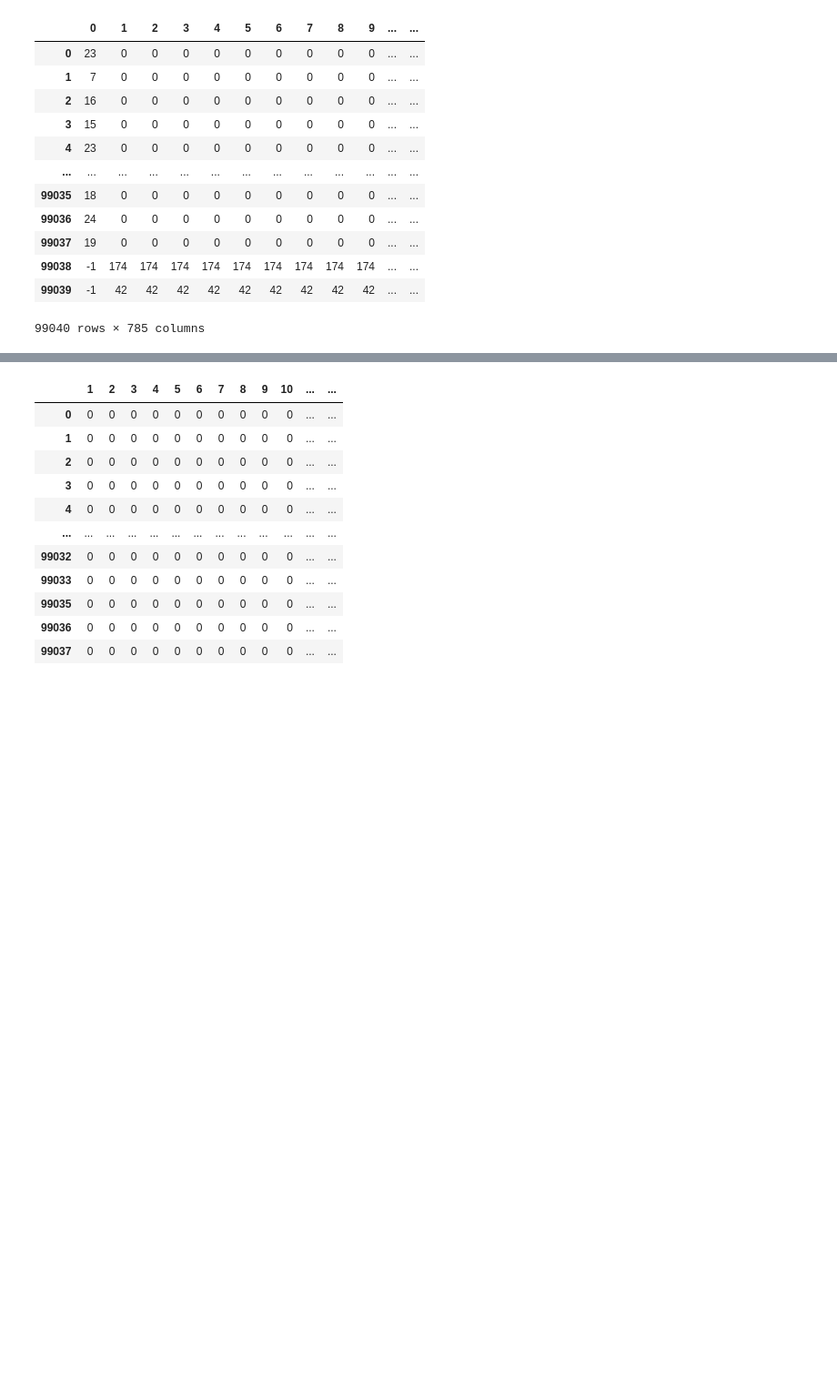
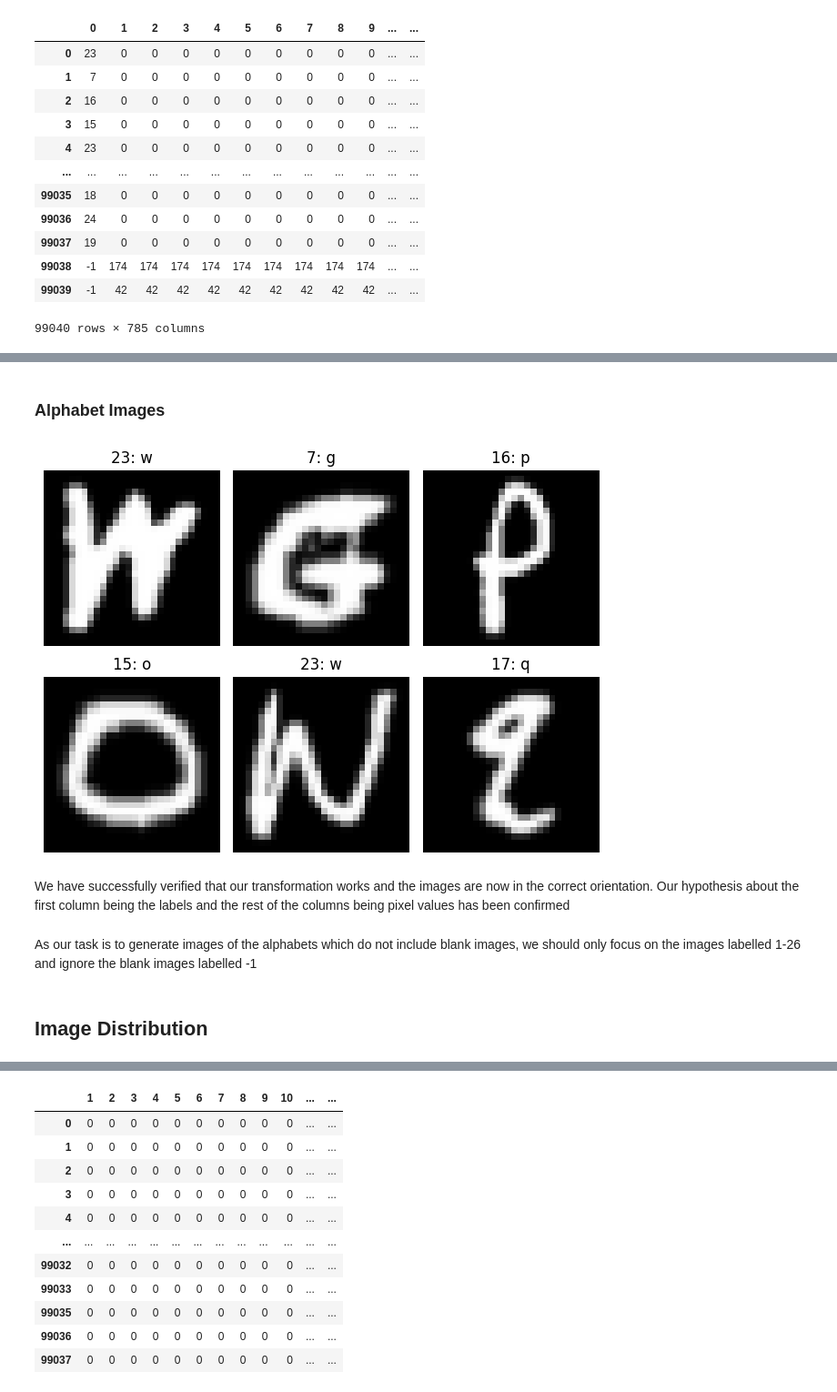
Before and after one commit to shoelesshoe/DELECA2, a Jupyter notebook: Part A/Part A.ipynb, the cells around one changed output, grey strips where cells are left out. Shown at 91% size. Cells and saved outputs as stored; diff of their text form; code cells hidden in the pictures; blank space fills up the shorter version.

```diff
--- a/Part A/Part A.ipynb
+++ b/Part A/Part A.ipynb
@@ -81,0 +180,15 @@ df_a
+# %%
+def createMatrix(df):
+    """
+    Gets the pixel value from each row and reshapes it into a 28x28 matrix and transposes it
+    """
+    arr = []
+
+    for row in range(len(df)):
+        img = df.iloc[row, :].values.reshape((28, 28))
+        arr.append(np.transpose(img))
+
+    arr = np.array(arr)
+    print(arr.shape)
+
+    return arr
@@ -81,0 +207,12 @@ df_a
+# %% [markdown]
+### Alphabet Images
+# %%
+imageSubplot(imageArr, 6, first6alphabets)
+# %% [output]
+[figure, added]
+# %% [markdown]
+We have successfully verified that our transformation works and the images are now in the correct orientation. Our hypothesis about the first column being the labels and the rest of the columns being pixel values has been confirmed
+# %% [markdown]
+As our task is to generate images of the alphabets which do not include blank images, we should only focus on the images labelled 1-26 and ignore the blank images labelled -1
+# %% [markdown]
+## Image Distribution
```
Also changed, not shown: parts of 73 cells of this notebook, 1 other file.
